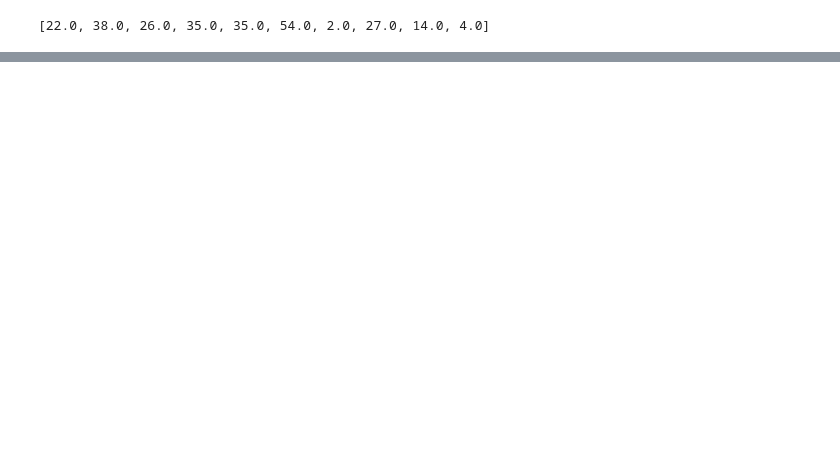
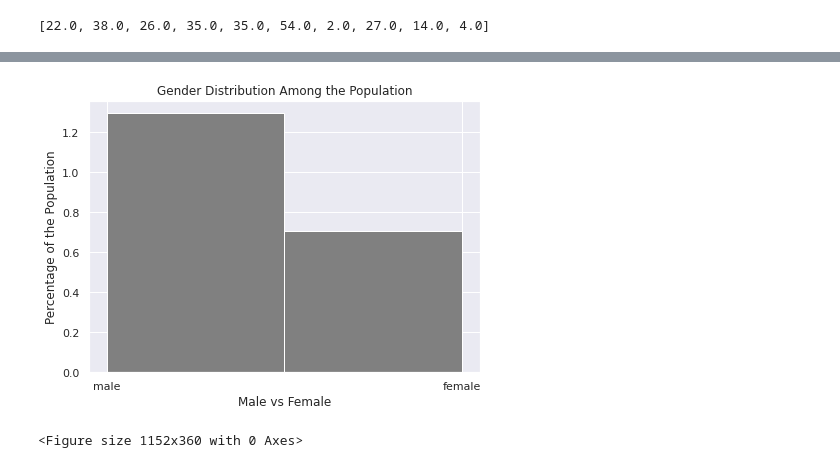
Before and after one commit to Machine-Learning-project-python/Titanic, a Jupyter notebook: titanic.ipynb, the cells around one changed output, grey strips where cells are left out. Saved outputs shown, nothing was run; the diff lists cells and outputs as text; code cells hidden in the pictures; blank space fills up the shorter version.

```diff
--- a/titanic.ipynb
+++ b/titanic.ipynb
@@ -117,0 +134,14 @@ plt.savefig()
+# %%
+sex = train['Sex'].dropna().tolist()
+# %%
+plt.figure(figsize=(7,5))
+plt.hist(sex, histtype = 'bar', color = 'gray', bins=2, density=True)
+plt.xlabel('Male vs Female')
+plt.ylabel('Percentage of the Population')
+plt.title('Gender Distribution Among the Population')
+plt.grid(True)
+plt.show()
+plt.savefig("./images/sex.png")
+# %% [output]
+[figure, added]
+<Figure size 1152x360 with 0 Axes>
```
Also changed, not shown: parts of 74 cells of this notebook, 11 other files.
